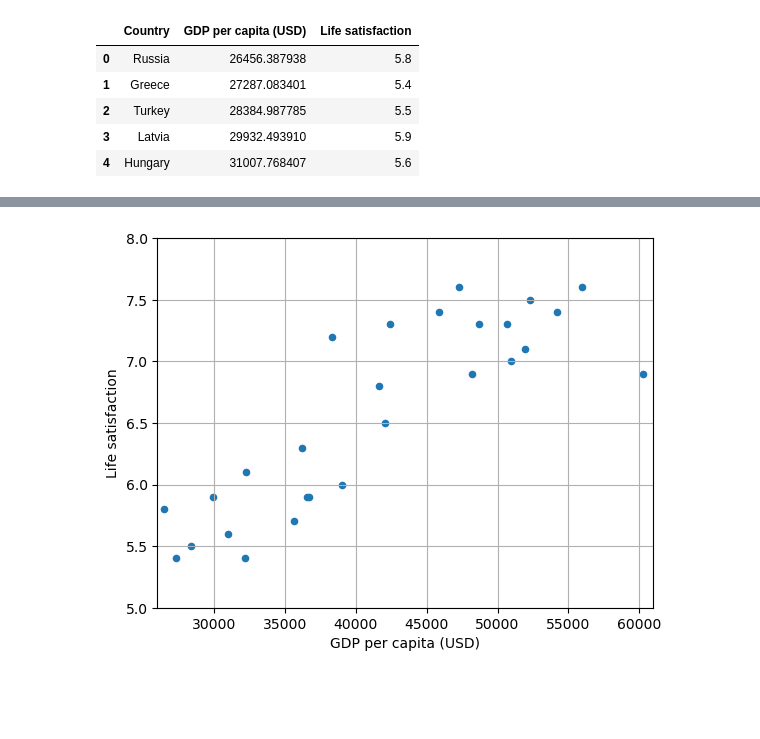
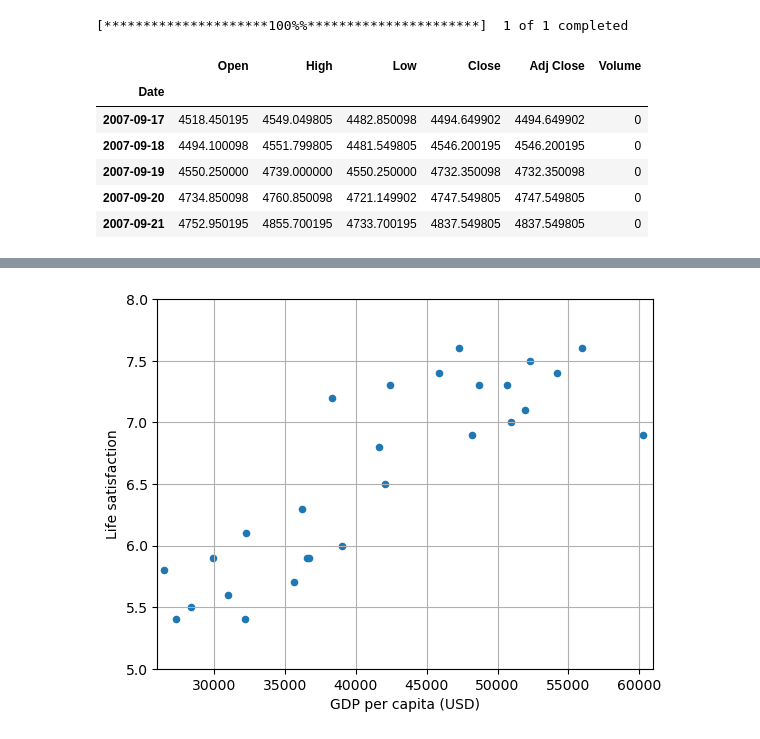
Before and after one commit to RockersAj23/first-one, a Jupyter notebook: practice.ipynb, the cells around one changed output, grey strips where cells are left out. Drawn from its saved outputs; the diff is of its cells as text; code cells hidden in the pictures; blank space fills up the shorter version.

```diff
--- a/practice.ipynb
+++ b/practice.ipynb
@@ -8,9 +7,14 @@ data_root = pd.read_csv(r"C:\Users\Ajay Mulgir\Downloads\lifesat.csv")
+# %%
+df = yf.download("^NSEI", period= "max")
+# %% [output]
+[*********************100%%**********************]  1 of 1 completed
 # %%
-data_root.head()
+df.head()
 # %% [output]
-|  | Country | GDP per capita (USD) | Life satisfaction |
-| 0 | Russia | 26456.387938 | 5.8 |
-| 1 | Greece | 27287.083401 | 5.4 |
-| 2 | Turkey | 28384.987785 | 5.5 |
-| 3 | Latvia | 29932.493910 | 5.9 |
-| 4 | Hungary | 31007.768407 | 5.6 |
+|  | Open | High | Low | Close | Adj Close | Volume |
+| Date |  |  |  |  |  |  |
+| 2007-09-17 | 4518.450195 | 4549.049805 | 4482.850098 | 4494.649902 | 4494.649902 | 0 |
+| 2007-09-18 | 4494.100098 | 4551.799805 | 4481.549805 | 4546.200195 | 4546.200195 | 0 |
+| 2007-09-19 | 4550.250000 | 4739.000000 | 4550.250000 | 4732.350098 | 4732.350098 | 0 |
+| 2007-09-20 | 4734.850098 | 4760.850098 | 4721.149902 | 4747.549805 | 4747.549805 | 0 |
+| 2007-09-21 | 4752.950195 | 4855.700195 | 4733.700195 | 4837.549805 | 4837.549805 | 0 |
```
Also changed, not shown: parts of 7 cells of this notebook, 2 other files.
